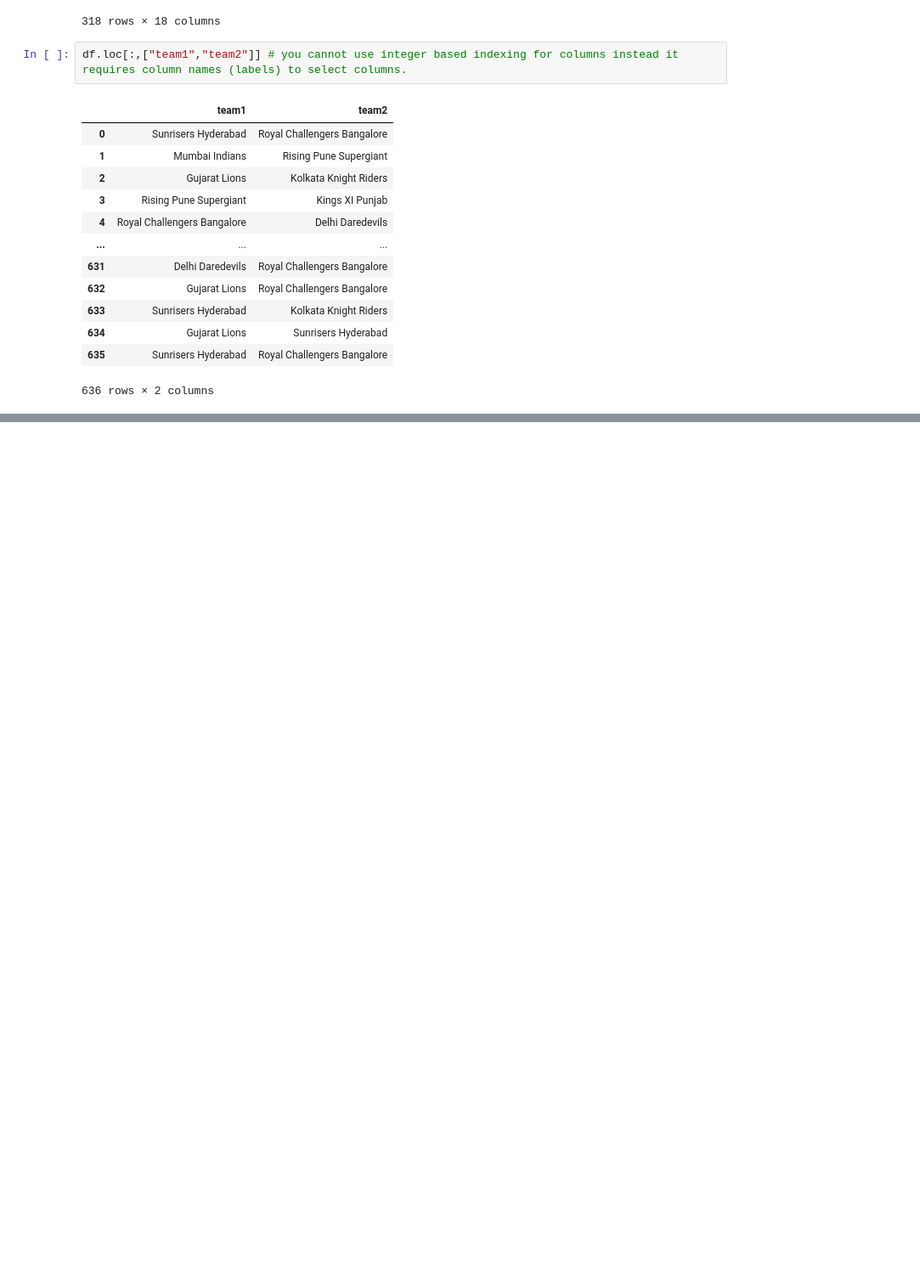
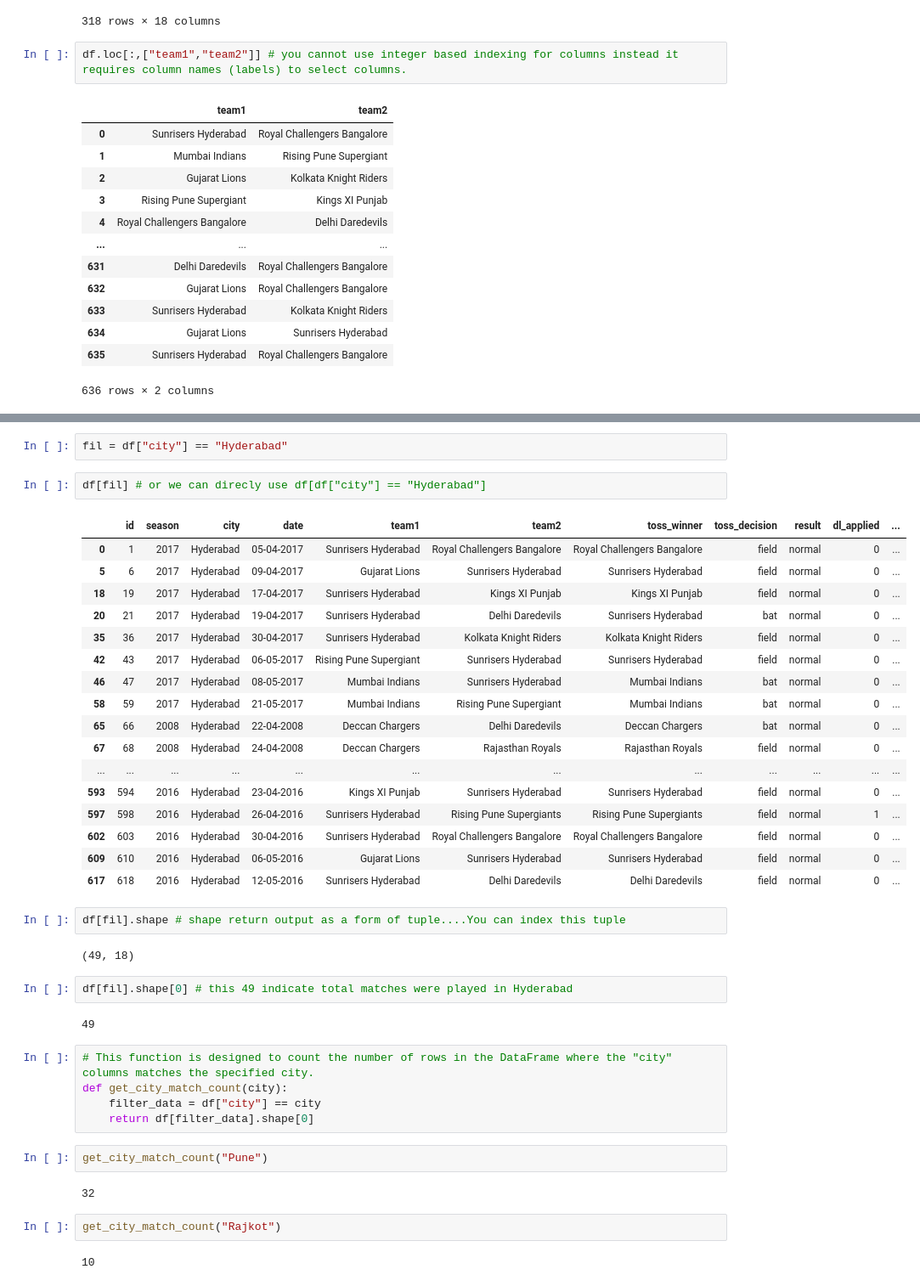
Before and after one commit to Srishti36912/Python_clg, a Jupyter notebook: ipl.ipynb, the cells around one changed output, grey strips where cells are left out. Shown at 85% size. Cells and saved outputs as stored; diff of their text form; blank space fills up the shorter version.

Commit message:
Filtering dataframe on a condition

```diff
--- a/ipl.ipynb
+++ b/ipl.ipynb
@@ -375,0 +394,43 @@ df.loc[:,["team1","team2"]] # you cannot use integer based indexing for columns
+# %%
+fil = df["city"] == "Hyderabad"
+# %%
+df[fil] # or we can direcly use df[df["city"] == "Hyderabad"]
+# %% [output]
+|  | id | season | city | date | team1 | team2 | toss_winner | toss_decision | result | dl_applied | ... |
+| 0 | 1 | 2017 | Hyderabad | 05-04-2017 | Sunrisers Hyderabad | Royal Challengers Bangalore | Royal Challengers Bangalore | field | normal | 0 | ... |
+| 5 | 6 | 2017 | Hyderabad | 09-04-2017 | Gujarat Lions | Sunrisers Hyderabad | Sunrisers Hyderabad | field | normal | 0 | ... |
+| 18 | 19 | 2017 | Hyderabad | 17-04-2017 | Sunrisers Hyderabad | Kings XI Punjab | Kings XI Punjab | field | normal | 0 | ... |
+| 20 | 21 | 2017 | Hyderabad | 19-04-2017 | Sunrisers Hyderabad | Delhi Daredevils | Sunrisers Hyderabad | bat | normal | 0 | ... |
+| 35 | 36 | 2017 | Hyderabad | 30-04-2017 | Sunrisers Hyderabad | Kolkata Knight Riders | Kolkata Knight Riders | field | normal | 0 | ... |
+| 42 | 43 | 2017 | Hyderabad | 06-05-2017 | Rising Pune Supergiant | Sunrisers Hyderabad | Sunrisers Hyderabad | field | normal | 0 | ... |
+| 46 | 47 | 2017 | Hyderabad | 08-05-2017 | Mumbai Indians | Sunrisers Hyderabad | Mumbai Indians | bat | normal | 0 | ... |
+| 58 | 59 | 2017 | Hyderabad | 21-05-2017 | Mumbai Indians | Rising Pune Supergiant | Mumbai Indians | bat | normal | 0 | ... |
+| 65 | 66 | 2008 | Hyderabad | 22-04-2008 | Deccan Chargers | Delhi Daredevils | Deccan Chargers | bat | normal | 0 | ... |
+| 67 | 68 | 2008 | Hyderabad | 24-04-2008 | Deccan Chargers | Rajasthan Royals | Rajasthan Royals | field | normal | 0 | ... |
+| ... | ... | ... | ... | ... | ... | ... | ... | ... | ... | ... | ... |
+| 593 | 594 | 2016 | Hyderabad | 23-04-2016 | Kings XI Punjab | Sunrisers Hyderabad | Sunrisers Hyderabad | field | normal | 0 | ... |
+| 597 | 598 | 2016 | Hyderabad | 26-04-2016 | Sunrisers Hyderabad | Rising Pune Supergiants | Rising Pune Supergiants | field | normal | 1 | ... |
+| 602 | 603 | 2016 | Hyderabad | 30-04-2016 | Sunrisers Hyderabad | Royal Challengers Bangalore | Royal Challengers Bangalore | field | normal | 0 | ... |
+| 609 | 610 | 2016 | Hyderabad | 06-05-2016 | Gujarat Lions | Sunrisers Hyderabad | Sunrisers Hyderabad | field | normal | 0 | ... |
+| 617 | 618 | 2016 | Hyderabad | 12-05-2016 | Sunrisers Hyderabad | Delhi Daredevils | Delhi Daredevils | field | normal | 0 | ... |
+# %%
+df[fil].shape # shape return output as a form of tuple....You can index this tuple
+# %% [output]
+(49, 18)
+# %%
+df[fil].shape[0] # this 49 indicate total matches were played in Hyderabad
+# %% [output]
+49
+# %%
+# This function is designed to count the number of rows in the DataFrame where the "city" columns matches the specified city.
+def get_city_match_count(city):
+    filter_data = df["city"] == city
+    return df[filter_data].shape[0]
+# %%
+get_city_match_count("Pune")
+# %% [output]
+32
+# %%
+get_city_match_count("Rajkot")
+# %% [output]
+10
```
Also changed, not shown: parts of 13 cells of this notebook.
